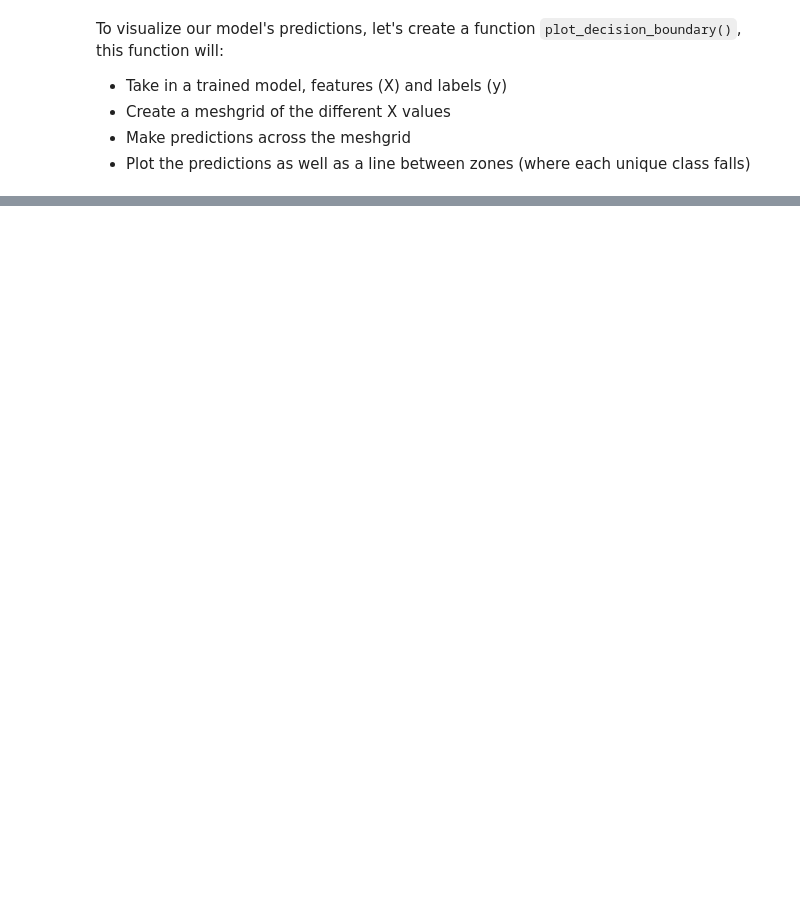
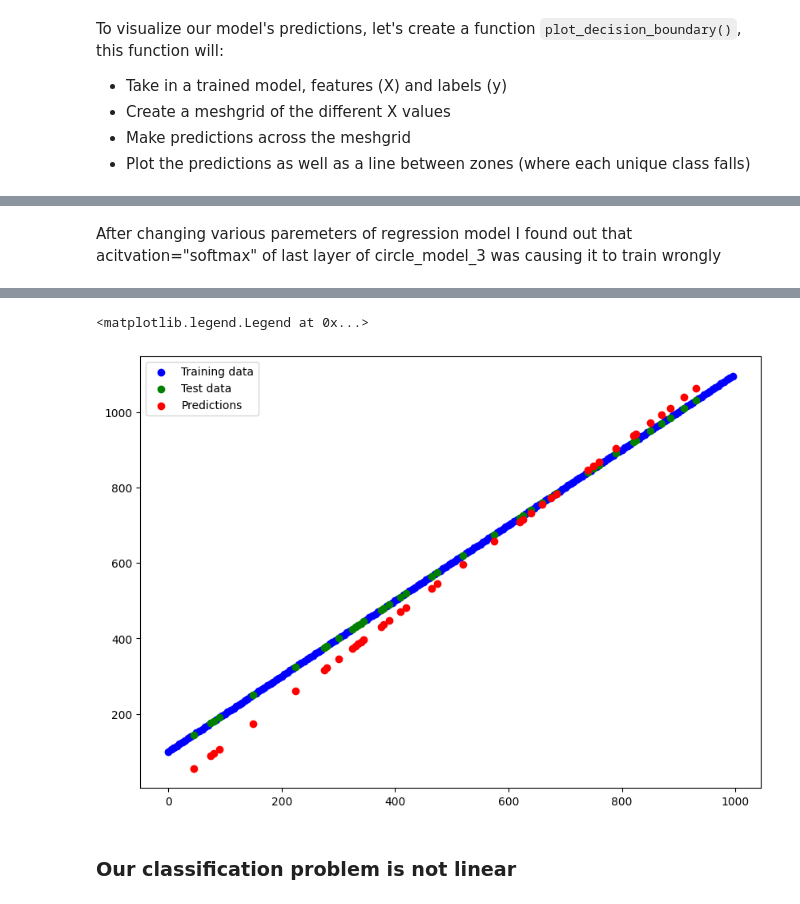
Before and after one commit to ra2dd/jupyter-tensor, a Jupyter notebook: 03_neural_network_classification.ipynb, the cells around one changed output, grey strips where cells are left out. Saved outputs shown, nothing was run; the diff lists cells and outputs as text; code cells hidden in the pictures; blank space fills up the shorter version.

```diff
--- a/03_neural_network_classification.ipynb
+++ b/03_neural_network_classification.ipynb
@@ -280,0 +290,9 @@ doing binary classification
+# %%
+# Split regression data into train and test sets
+from sklearn.model_selection import train_test_split
+
+X_reg_train, X_reg_test, y_reg_train, y_reg_test = train_test_split(X_regression.numpy(), y_regression.numpy(), test_size=0.2, random_state=42)
+
+# Fit our model to the regression data
+# circle_model_3.fit(X_reg_train, y_reg_train, epochs=100) will throw error
+# because model was compiled to classification problem with loss being BinaryCrossentropy
@@ -280,0 +303,18 @@ doing binary classification
+# %%
+# Recreate model_3 to work on a regression problem
+
+# 1. Create a model
+model_3_reg = tf.keras.Sequential([
+    tf.keras.Input(shape=(1,)),
+    tf.keras.layers.Dense(100, activation="relu"),
+    tf.keras.layers.Dense(50, activation="relu"),
+    tf.keras.layers.Dense(1)
+])
+
+# 2. Compile a model
+model_3_reg.compile(loss=tf.keras.losses.mae,
+                    optimizer=tf.keras.optimizers.Adam(),
+                    metrics=["mae"])
+
+# 3. Fit the model
+model_3_reg.fit(X_reg_train, y_reg_train, epochs=100)
@@ -280,0 +340,13 @@ doing binary classification
+# %% [markdown]
+After changing various paremeters of regression model I found out that acitvation="softmax" of last layer of circle_model_3 was causing it to train wrongly
+# %%
+# Make predictions with our trained regression model
+y_reg_preds = model_3_reg.predict(X_reg_test)
+
+# Plot the models predictions agains regression data
+plt.figure(figsize=(10, 7))
+plt.scatter(X_reg_train, y_reg_train, c="b", label="Training data")
+plt.scatter(X_reg_test, y_reg_test, c="g", label="Test data")
+plt.scatter(X_reg_test, y_reg_preds, c="r", label="Predictions")
+plt.legend()
+# %% [output]
@@ -280,0 +354,4 @@ doing binary classification
+<matplotlib.legend.Legend at 0x...>
+[figure, added]
+# %% [markdown]
+### Our classification problem is not linear
```
Also changed, not shown: parts of 27 cells of this notebook.
